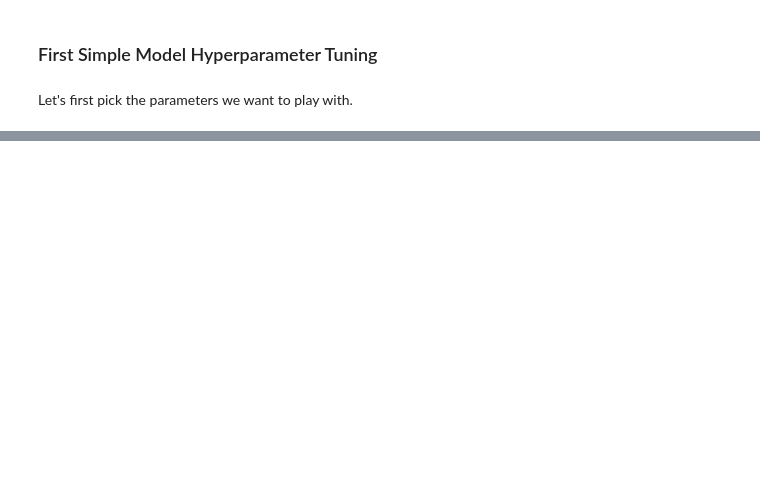
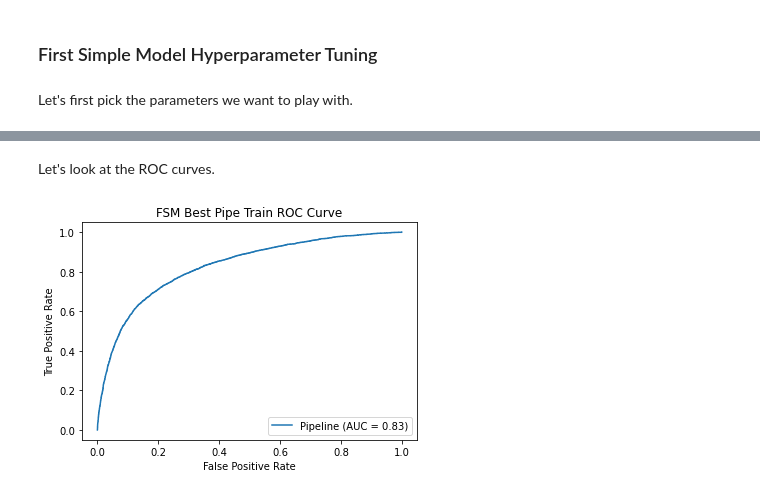
Before and after one commit to rachelhgoldstein/H1N1-Flu-Vaccines, a Jupyter notebook: Code/Model Analysis.ipynb, the cells around one changed output, grey strips where cells are left out. Saved outputs shown, nothing was run; the diff lists cells and outputs as text; code cells hidden in the pictures; blank space fills up the shorter version.

```diff
--- a/Code/Model Analysis.ipynb
+++ b/Code/Model Analysis.ipynb
@@ -799,0 +839,8 @@ plot_roc_curve(gs_best, X_train, y_train);
+# %% [markdown]
+Let's look at the ROC curves.
+# %%
+# train roc curve
+plot_roc_curve(fsm_best_pipe, X_train, y_train)
+plt.title('FSM Best Pipe Train ROC Curve');
+# %% [output]
+[figure, added]
```
Also changed, not shown: parts of 210 cells of this notebook.
